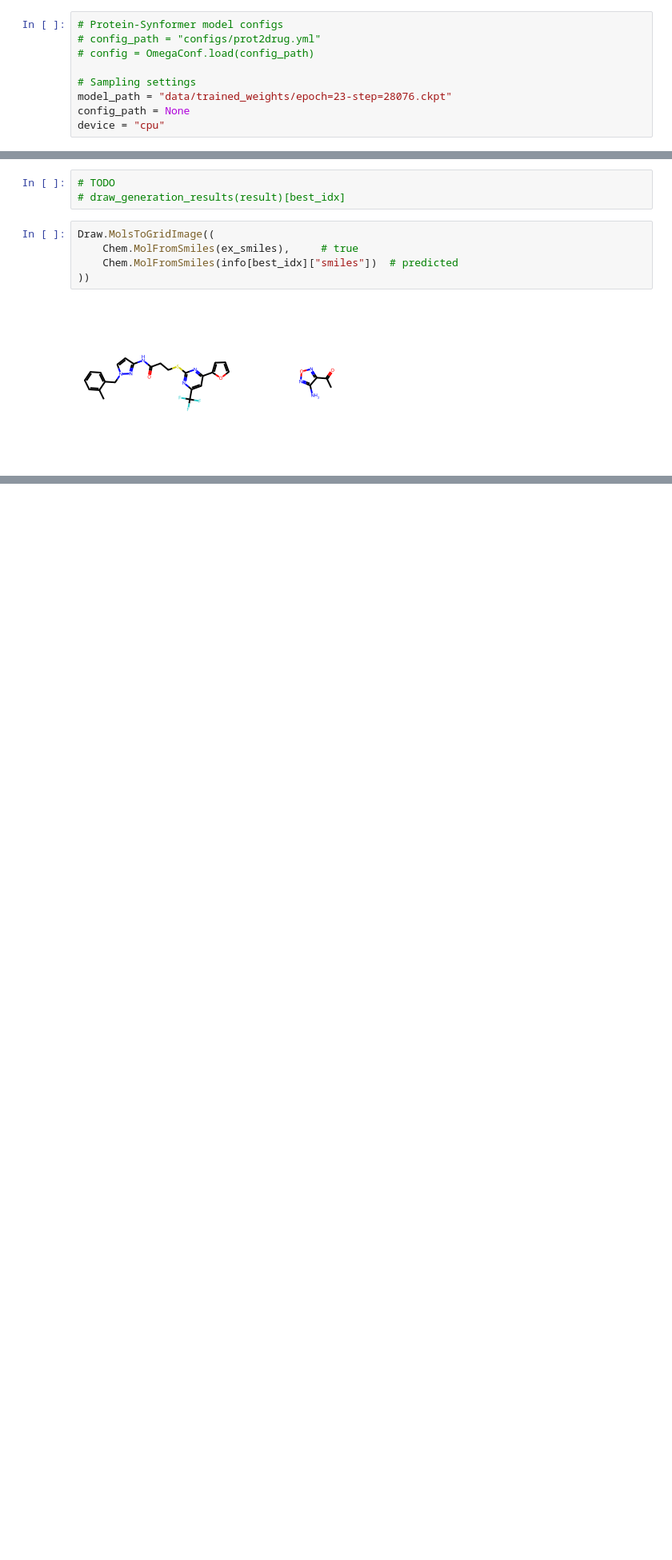
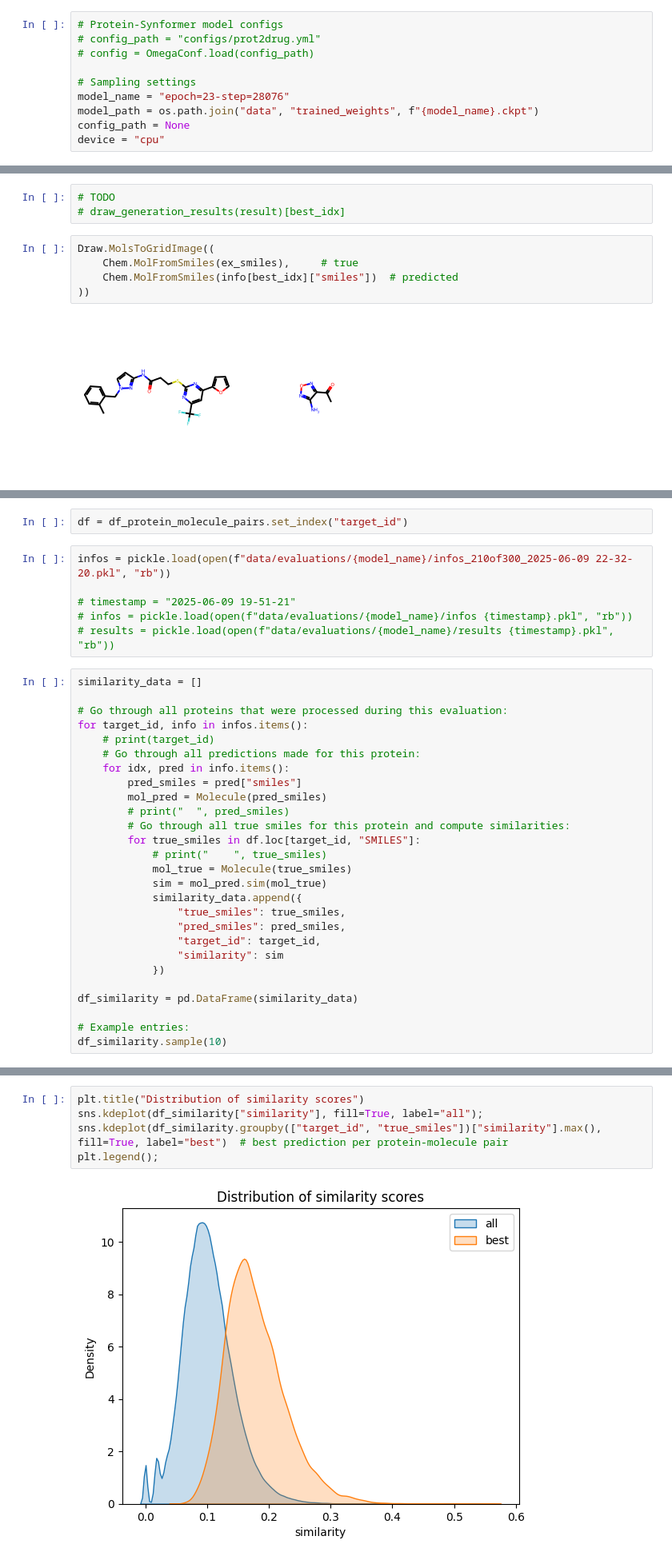
Before and after one commit to casperbroch/protein-synformer, a Jupyter notebook: Sample.ipynb, the cells around one changed output, grey strips where cells are left out. Shown at 80% size. Drawn from its saved outputs; the diff is of its cells as text; blank space fills up the shorter version.

Commit message:
update evaluation section in notebook (similarity scores, comparing some stats)

```diff
--- a/Sample.ipynb
+++ b/Sample.ipynb
@@ -94,7 +95,8 @@ print(len(synthetic_pathways), "synthetic pathways")
 # config = OmegaConf.load(config_path)
 
 # Sampling settings
-model_path = "data/trained_weights/epoch=23-step=28076.ckpt"
+model_name = "epoch=23-step=28076"
+model_path = os.path.join("data", "trained_weights", f"{model_name}.ckpt")
 config_path = None
 device = "cpu"
 # %%
@@ -195,0 +200,35 @@ Image.open(io.BytesIO(d.GetDrawingText()))
+# %%
+df = df_protein_molecule_pairs.set_index("target_id")
+# %%
+infos = pickle.load(open(f"data/evaluations/{model_name}/infos_210of300_2025-06-09 22-32-20.pkl", "rb"))
+
+# timestamp = "2025-06-09 19-51-21"
+# infos = pickle.load(open(f"data/evaluations/{model_name}/infos {timestamp}.pkl", "rb"))
+# results = pickle.load(open(f"data/evaluations/{model_name}/results {timestamp}.pkl", "rb"))
+# %%
+similarity_data = []
+
+# Go through all proteins that were processed during this evaluation:
+for target_id, info in infos.items():
+    # print(target_id)
+    # Go through all predictions made for this protein:
+    for idx, pred in info.items():
+        pred_smiles = pred["smiles"]
+        mol_pred = Molecule(pred_smiles)
+        # print("  ", pred_smiles)
+        # Go through all true smiles for this protein and compute similarities:
+        for true_smiles in df.loc[target_id, "SMILES"]:
+            # print("    ", true_smiles)
+            mol_true = Molecule(true_smiles)
+            sim = mol_pred.sim(mol_true)
+            similarity_data.append({
+                "true_smiles": true_smiles,
+                "pred_smiles": pred_smiles,
+                "target_id": target_id,
+                "similarity": sim
+            })
+
+df_similarity = pd.DataFrame(similarity_data)
+
+# Example entries:
+df_similarity.sample(10)
@@ -195,0 +317,7 @@ Image.open(io.BytesIO(d.GetDrawingText()))
+# %%
+plt.title("Distribution of similarity scores")
+sns.kdeplot(df_similarity["similarity"], fill=True, label="all");
+sns.kdeplot(df_similarity.groupby(["target_id", "true_smiles"])["similarity"].max(), fill=True, label="best")  # best prediction per protein-molecule pair
+plt.legend();
+# %% [output]
+[figure, added]
```
Also changed, not shown: parts of 10 cells of this notebook.
